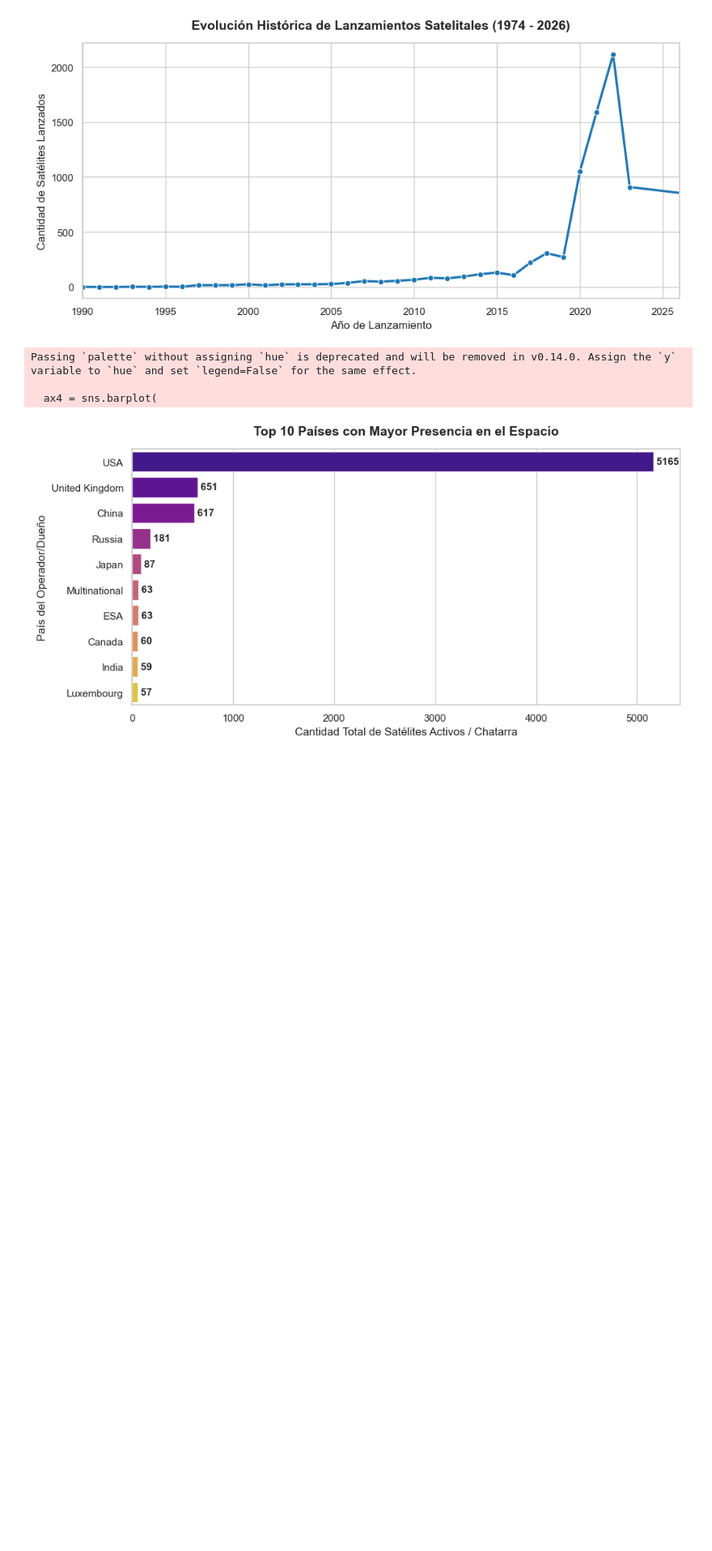
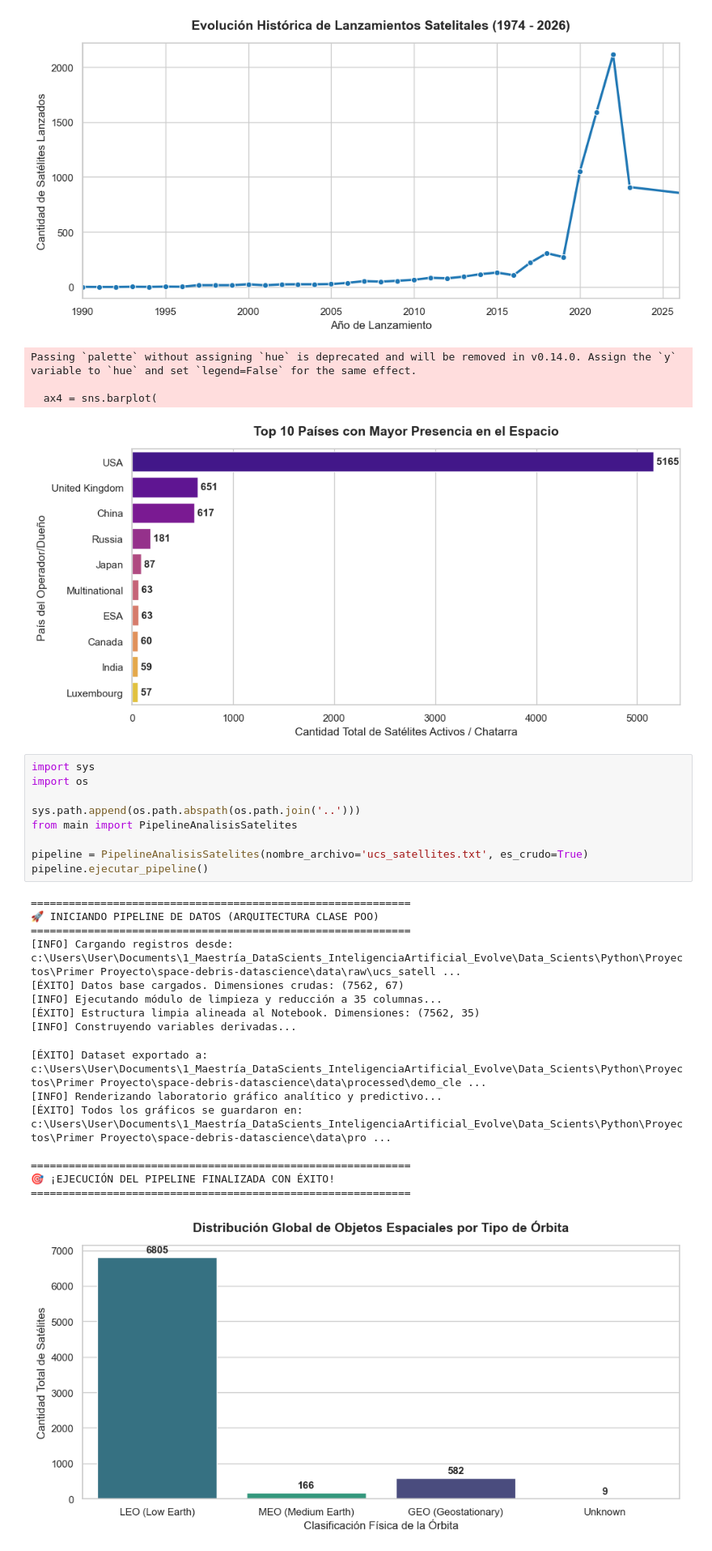
Before and after one commit to GarP23/space-debris-datascience, a Jupyter notebook: notebooks/eda.ipynb, the cells around one changed output. Shown at 81% size. Drawn from its saved outputs; the diff is of its cells as text; blank space fills up the shorter version.

```diff
--- a/notebooks/eda.ipynb
+++ b/notebooks/eda.ipynb
@@ -442,3 +442,29 @@ Passing `palette` without assigning `hue` is deprecated and will be removed in v
 
   ax4 = sns.barplot(
 [figure]
+# %%
+import sys
+import os
+
+sys.path.append(os.path.abspath(os.path.join('..')))
+from main import PipelineAnalisisSatelites
+
+pipeline = PipelineAnalisisSatelites(nombre_archivo='ucs_satellites.txt', es_crudo=True)
+pipeline.ejecutar_pipeline()
+# %% [output]
+============================================================
+🚀 INICIANDO PIPELINE DE DATOS (ARQUITECTURA CLASE POO)
+============================================================
+[INFO] Cargando registros desde: c:\Users\User\Documents\1_Maestría_DataScients_InteligenciaArtificial_Evolve\Data_Scients\Python\Proyectos\Primer Proyecto\space-debris-datascience\data\raw\ucs_satell ...
+[ÉXITO] Datos base cargados. Dimensiones crudas: (7562, 67)
+[INFO] Ejecutando módulo de limpieza y reducción a 35 columnas...
+[ÉXITO] Estructura limpia alineada al Notebook. Dimensiones: (7562, 35)
+[INFO] Construyendo variables derivadas...
+[ÉXITO] Dataset exportado a: c:\Users\User\Documents\1_Maestría_DataScients_InteligenciaArtificial_Evolve\Data_Scients\Python\Proyectos\Primer Proyecto\space-debris-datascience\data\processed\demo_cle ...
+[INFO] Renderizando laboratorio gráfico analítico y predictivo...
+[ÉXITO] Todos los gráficos se guardaron en: c:\Users\User\Documents\1_Maestría_DataScients_InteligenciaArtificial_Evolve\Data_Scients\Python\Proyectos\Primer Proyecto\space-debris-datascience\data\pro ...
+
+============================================================
+🎯 ¡EJECUCIÓN DEL PIPELINE FINALIZADA CON ÉXITO!
+============================================================
+[figure, added]
```
Also changed, not shown: parts of 1 cell of this notebook, 5 other files.
